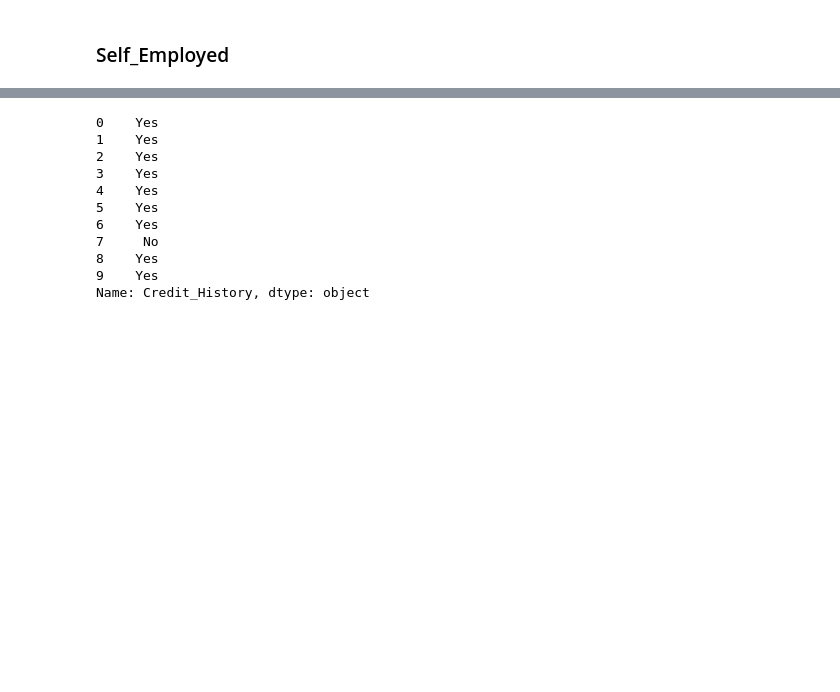
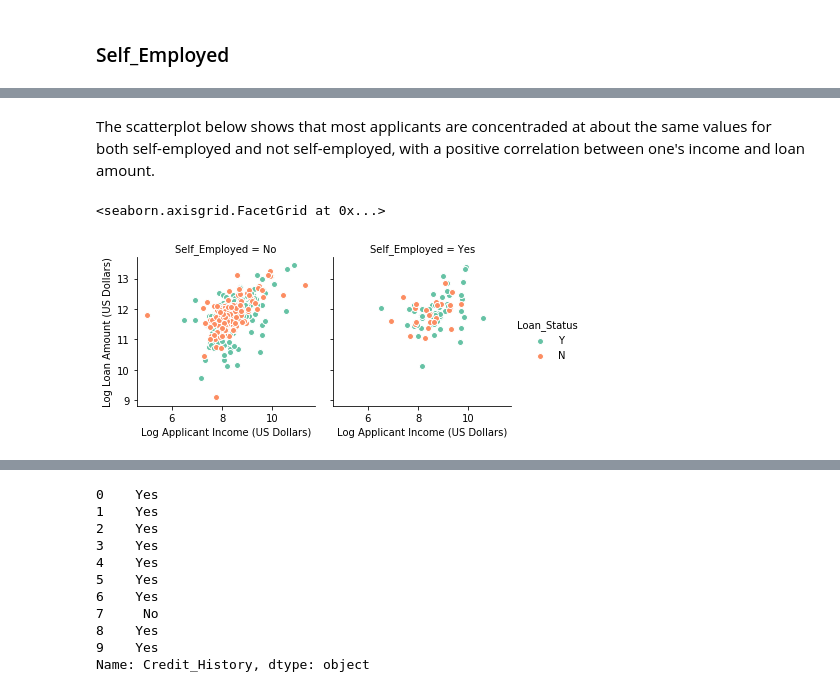
Before and after one commit to Buidex/loan_prediction_AnalyticsVidhya, a Jupyter notebook: Loan Prediction III - Analytics Vidhya.ipynb, the cells around one changed output, grey strips where cells are left out. Cells and saved outputs as stored; diff of their text form; code cells hidden in the pictures; blank space fills up the shorter version.

```diff
--- a/Loan Prediction III - Analytics Vidhya.ipynb
+++ b/Loan Prediction III - Analytics Vidhya.ipynb
@@ -521,0 +570,9 @@ Therefore, an applicant's _education_ **can be** a decisive factor for the compa
+# %% [markdown]
+The scatterplot below shows that most applicants are concentraded at about the same values for both self-employed and not self-employed, with a positive correlation between one's income and loan amount.
+# %%
+g = sns.FacetGrid(train, col="Self_Employed", hue="Loan_Status", palette="Set2")
+g = g.map(plt.scatter, "log_ApplicantIncome", "log_LoanAmount", edgecolor="w").add_legend()
+g.set_axis_labels("Log Applicant Income (US Dollars)", "Log Loan Amount (US Dollars)")
+# %% [output]
+<seaborn.axisgrid.FacetGrid at 0x...>
+[figure, added]
```
Also changed, not shown: parts of 12 cells of this notebook.
